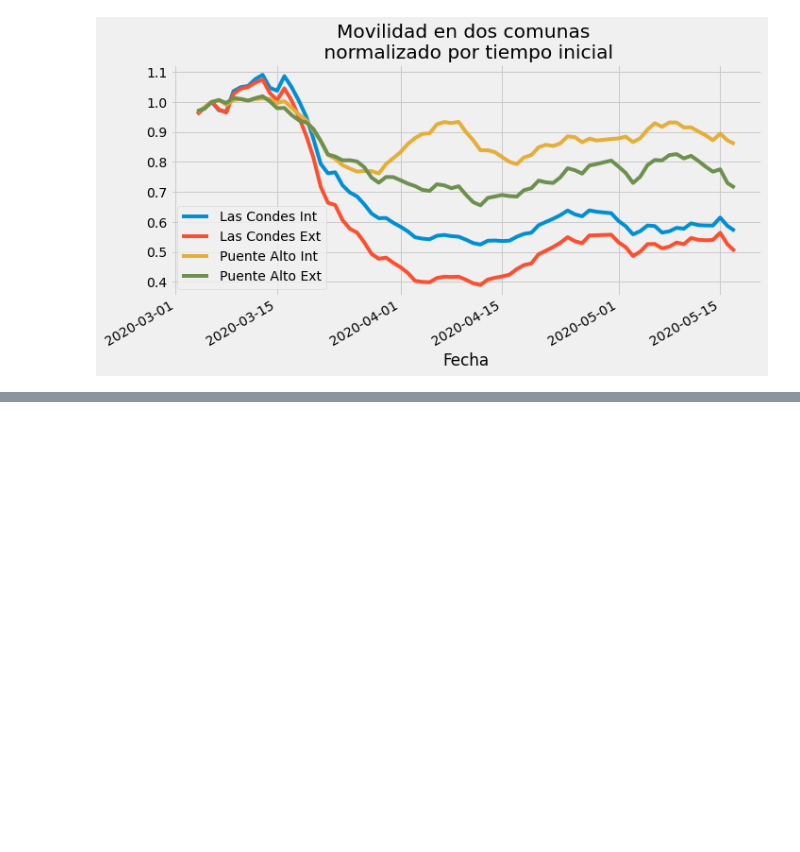
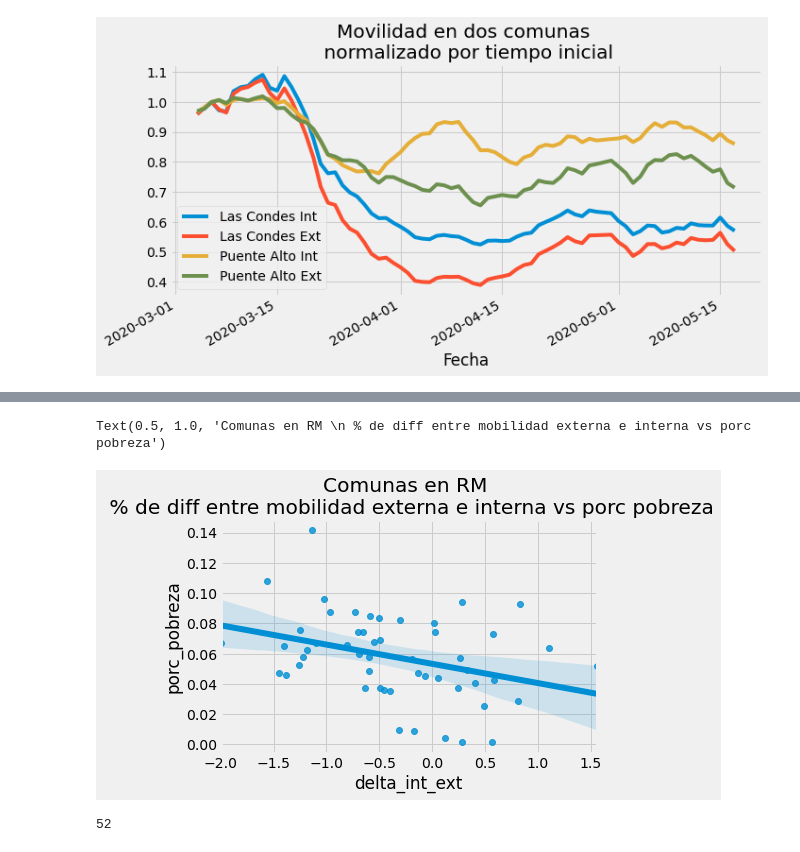
Before and after one commit to cdagnino/mobility_and_comuna, a Jupyter notebook: main.ipynb, the cells around one changed output, grey strips where cells are left out. Saved outputs shown, nothing was run; the diff lists cells and outputs as text; code cells hidden in the pictures; blank space fills up the shorter version.

```diff
--- a/main.ipynb
+++ b/main.ipynb
@@ -65,0 +174,11 @@ comparar_dos_comunas('Las Condes', 'Puente Alto');
+# %%
+ax = plot_function(x="delta_int_ext", y="porc_pobreza",
+                     data=changes_metropolitana)
+ax.set_title("Comunas en RM \n % de diff entre movilidad externa e interna vs porc pobreza")
+# %% [output]
+Text(0.5, 1.0, 'Comunas en RM \n % de diff entre mobilidad externa e interna vs porc pobreza')
+[figure, added]
+# %%
+metropolitana.Comuna.nunique()
+# %% [output]
+52
```
Also changed, not shown: parts of 17 cells of this notebook.
